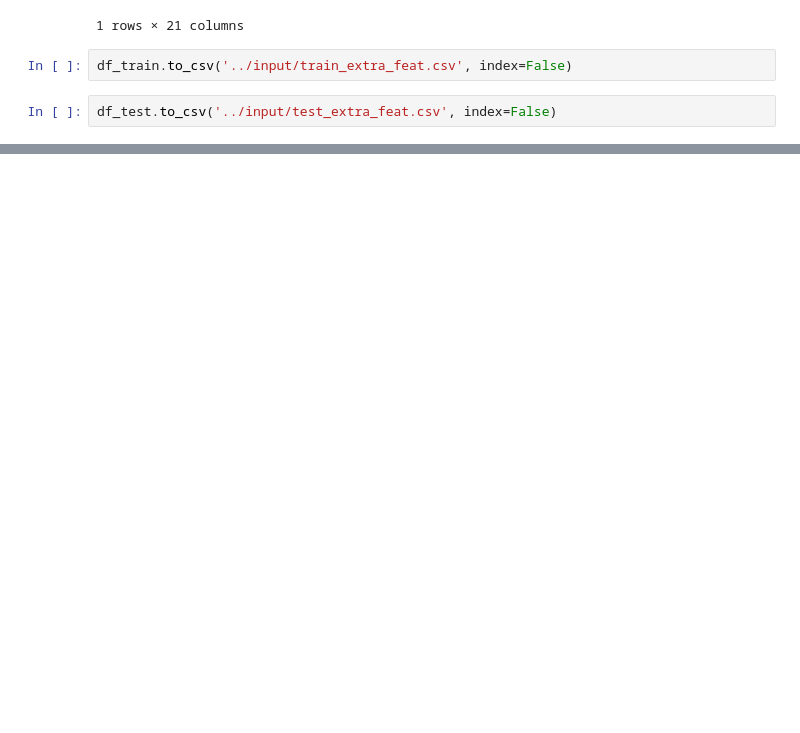
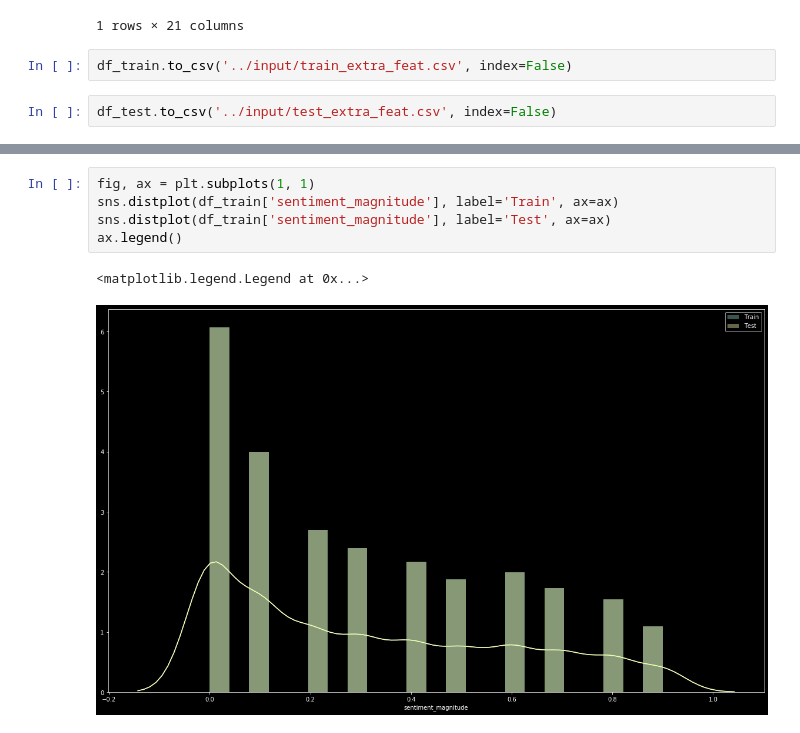
Before and after one commit to giorgiomondauto/Kaggle_NLP, a Jupyter notebook: notebooks/EDA.ipynb, the cells around one changed output, grey strips where cells are left out. Saved outputs shown, nothing was run; the diff lists cells and outputs as text; blank space fills up the shorter version.

```diff
--- a/notebooks/EDA.ipynb
+++ b/notebooks/EDA.ipynb
@@ -936,0 +985,8 @@ df_test.to_csv('../input/test_extra_feat.csv', index=False)
+# %%
+fig, ax = plt.subplots(1, 1)
+sns.distplot(df_train['sentiment_magnitude'], label='Train', ax=ax)
+sns.distplot(df_train['sentiment_magnitude'], label='Test', ax=ax)
+ax.legend()
+# %% [output]
+<matplotlib.legend.Legend at 0x...>
+[figure, added]
```
Also changed, not shown: parts of 6 cells of this notebook, 4 other files.
